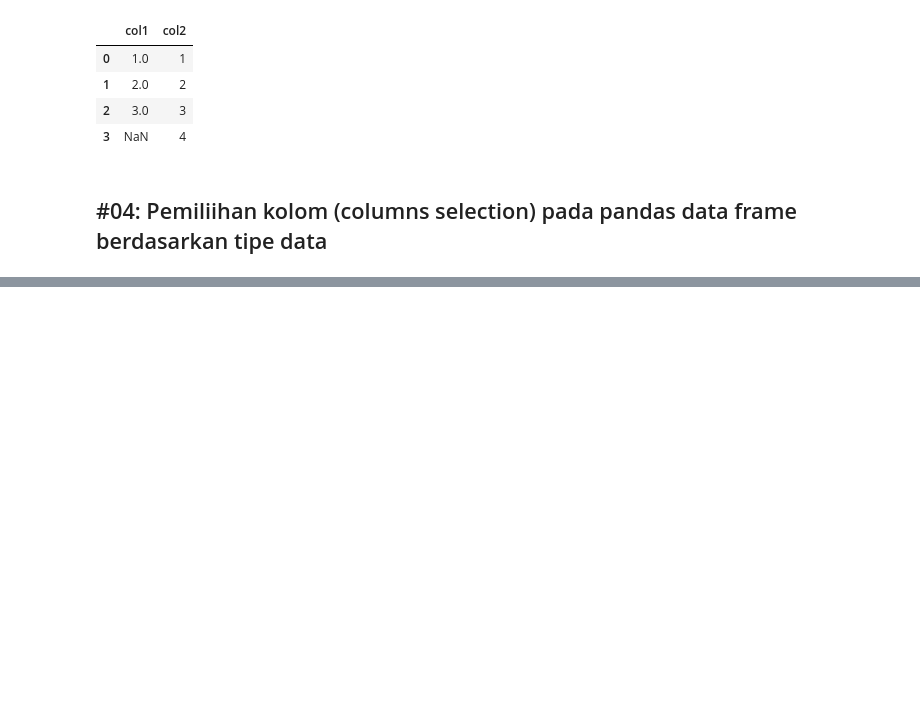
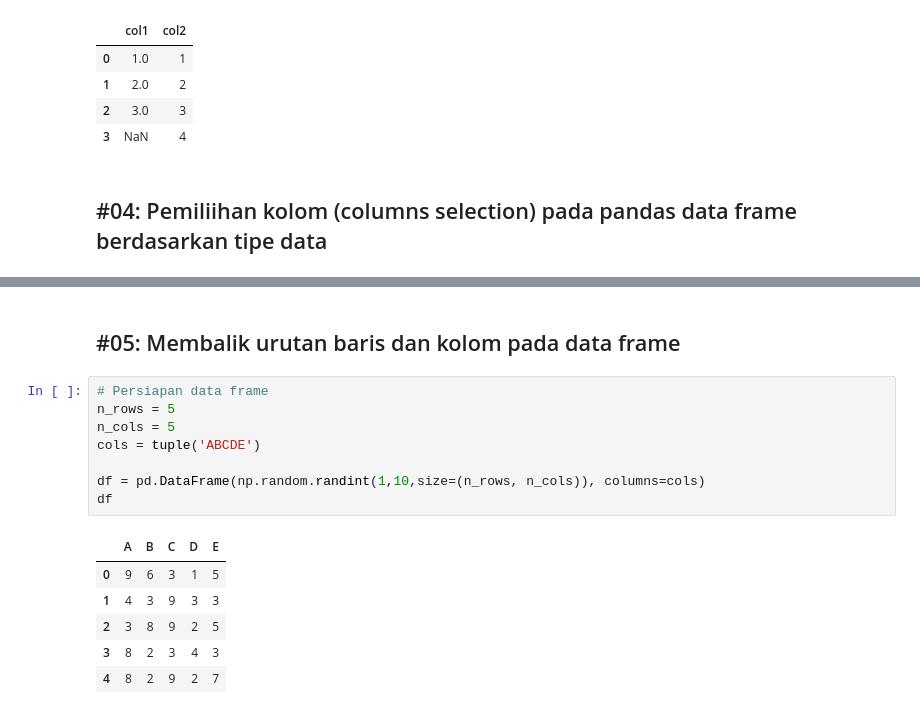
Before and after one commit to yap23/belajar_python, a Jupyter notebook: Belajar Pandas.ipynb, the cells around one changed output, grey strips where cells are left out. Cells and saved outputs as stored; diff of their text form; blank space fills up the shorter version.

```diff
--- a/Belajar Pandas.ipynb
+++ b/Belajar Pandas.ipynb
@@ -151,0 +242,17 @@ df.apply(pd.to_numeric, errors ='coerce')
+# %% [markdown]
+## #05: Membalik urutan baris dan kolom pada data frame
+# %%
+# Persiapan data frame
+n_rows = 5
+n_cols = 5
+cols = tuple('ABCDE')
+
+df = pd.DataFrame(np.random.randint(1,10,size=(n_rows, n_cols)), columns=cols)
+df
+# %% [output]
+|  | A | B | C | D | E |
+| 0 | 9 | 6 | 3 | 1 | 5 |
+| 1 | 4 | 3 | 9 | 3 | 3 |
+| 2 | 3 | 8 | 9 | 2 | 5 |
+| 3 | 8 | 2 | 3 | 4 | 3 |
+| 4 | 8 | 2 | 9 | 2 | 7 |
```
Also changed, not shown: parts of 17 cells of this notebook.
